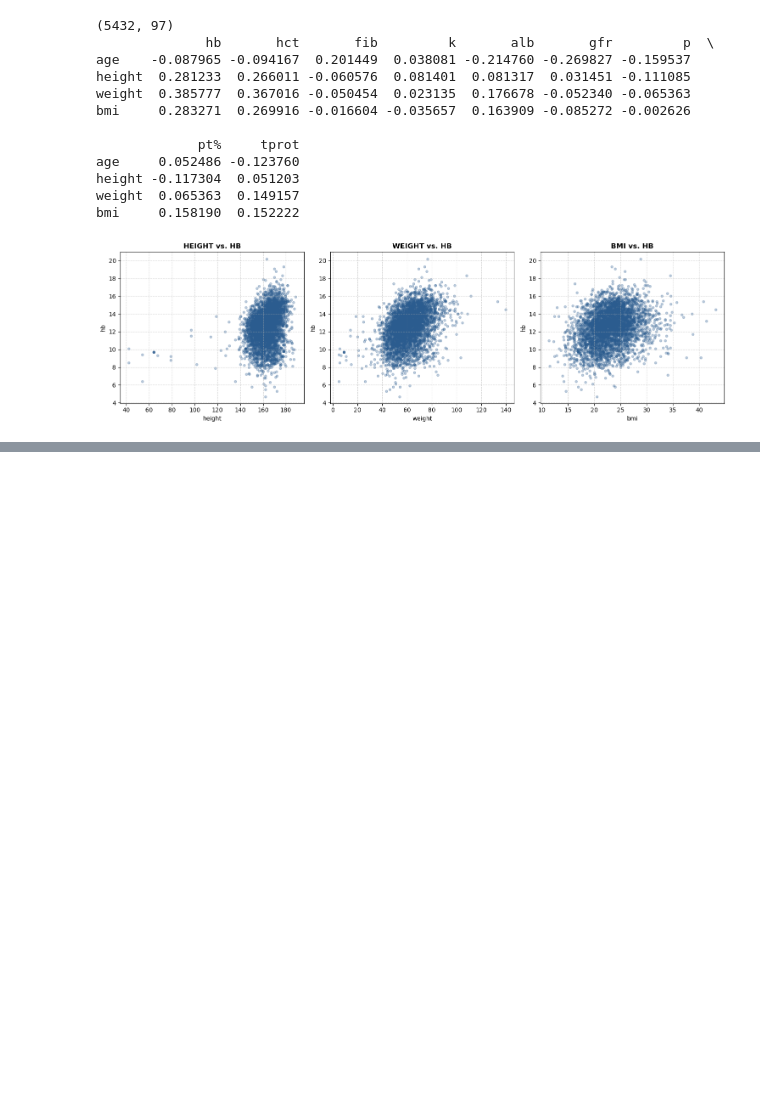
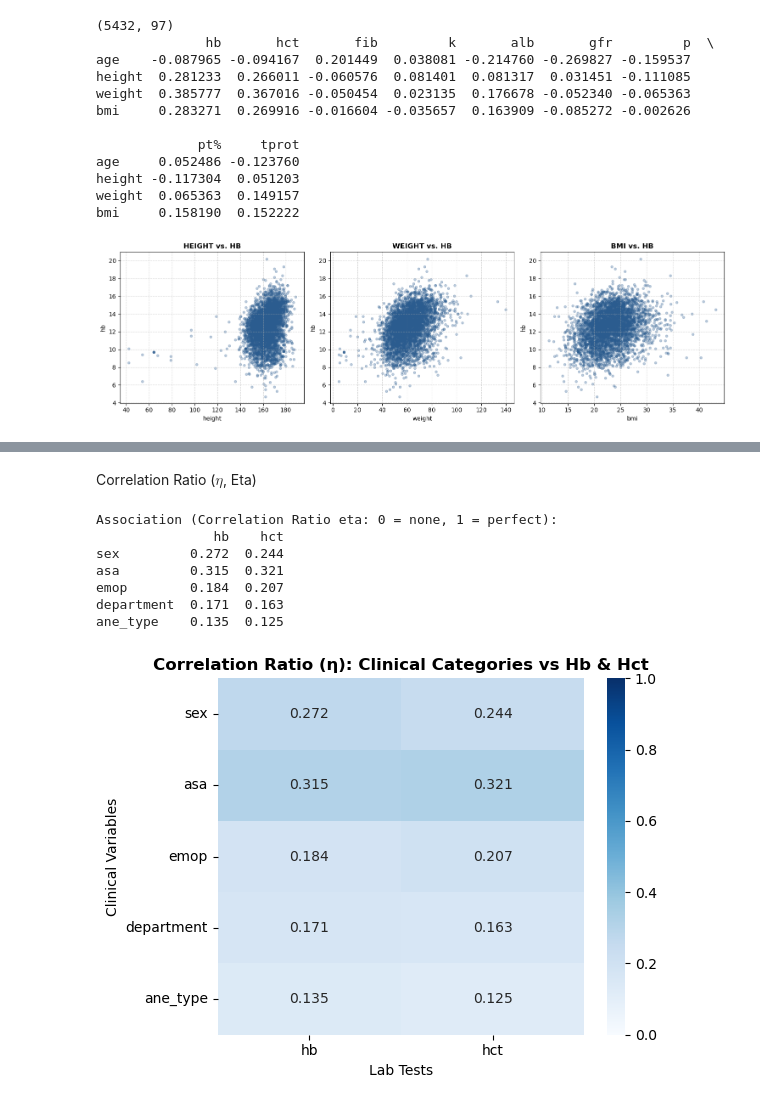
Before and after one commit to May-hk/lab-test-prediction, a Jupyter notebook: data_processing.ipynb, the cells around one changed output, grey strips where cells are left out. Cells and saved outputs as stored; diff of their text form; code cells hidden in the pictures; blank space fills up the shorter version.

```diff
--- a/data_processing.ipynb
+++ b/data_processing.ipynb
@@ -238,0 +243,65 @@ coleration of with clinical categorical vlaues
+# %% [markdown]
+Correlation Ratio ($\eta$, Eta)
+# %%
+def correlation_ratio(categories, values):
+    """Calculates Eta (association between categorical and continuous)."""
+    valid = ~(categories.isna() | values.isna())
+    cats = categories[valid].to_numpy()
+    vals = values[valid].to_numpy()
+
+    if len(vals) == 0:
+        return np.nan
+
+    y_mean = np.mean(vals)
+    ss_total = np.sum((vals - y_mean) ** 2)
+    if ss_total == 0:
+        return 0.0
+
+    ss_between = 0.0
+    for cat in np.unique(cats):
+        sub = vals[cats == cat]
+        ss_between += len(sub) * (np.mean(sub) - y_mean) ** 2
+
+    return np.sqrt(ss_between / ss_total)
+
+
+# merge two datasets with "caseid"
+merged = clinical_data.merge(lab_data, on="caseid", how="inner")
+
+clinical_vars = ["sex", "asa", "emop", "department", "ane_type"]
+target_labs = ["hb", "hct"]
+
+
+for col in target_labs:
+    merged[col] = pd.to_numeric(merged[col], errors="coerce")
+
+#Eta matrix
+eta_matrix = pd.DataFrame(index=clinical_vars, columns=target_labs, dtype=float)
+
+for clin in clinical_vars:
+    for lab in target_labs:
+        eta_matrix.loc[clin, lab] = correlation_ratio(merged[clin], merged[lab])
+
+
+print("Association (Correlation Ratio eta: 0 = none, 1 = perfect):")
+print(eta_matrix.round(3))
+
+
+plt.figure(figsize=(6, 4.5))
+sns.heatmap(
+    eta_matrix, annot=True, fmt=".3f", cmap="Blues", vmin=0, vmax=1, cbar=True
+)
+plt.title("Correlation Ratio (η): Clinical Categories vs Hb & Hct", fontweight="bold")
+plt.ylabel("Clinical Variables")
+plt.xlabel("Lab Tests")
+plt.tight_layout()
+plt.show()
+# %% [output]
+Association (Correlation Ratio eta: 0 = none, 1 = perfect):
+               hb    hct
+sex         0.272  0.244
+asa         0.315  0.321
+emop        0.184  0.207
+department  0.171  0.163
+ane_type    0.135  0.125
+[figure, added]
```
Also changed, not shown: parts of 8 cells of this notebook.
